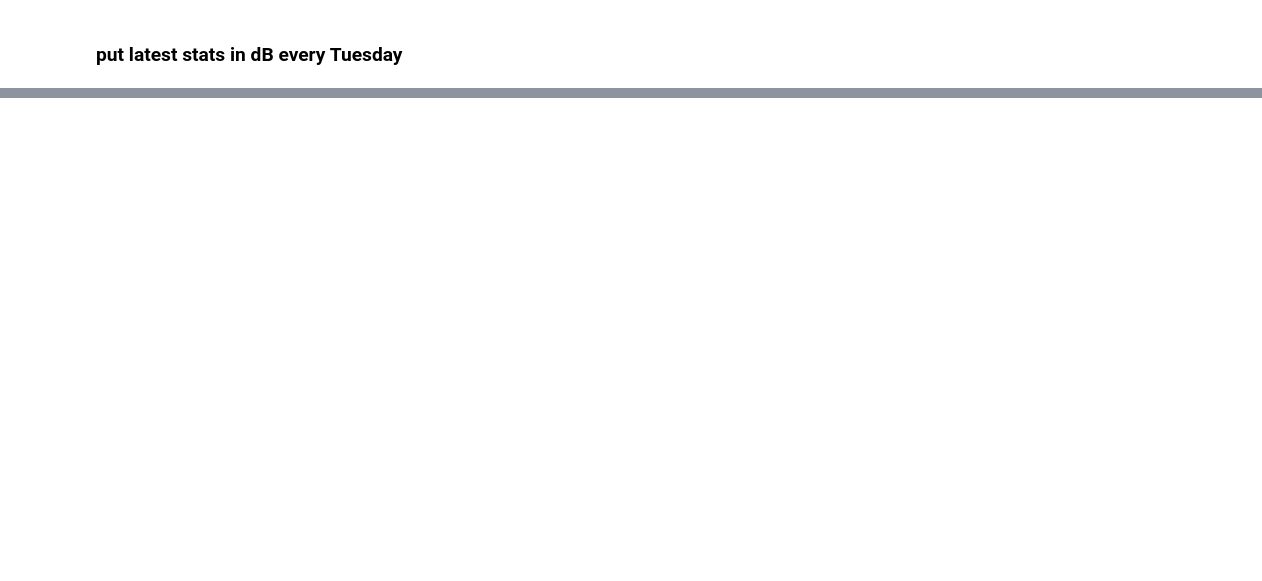
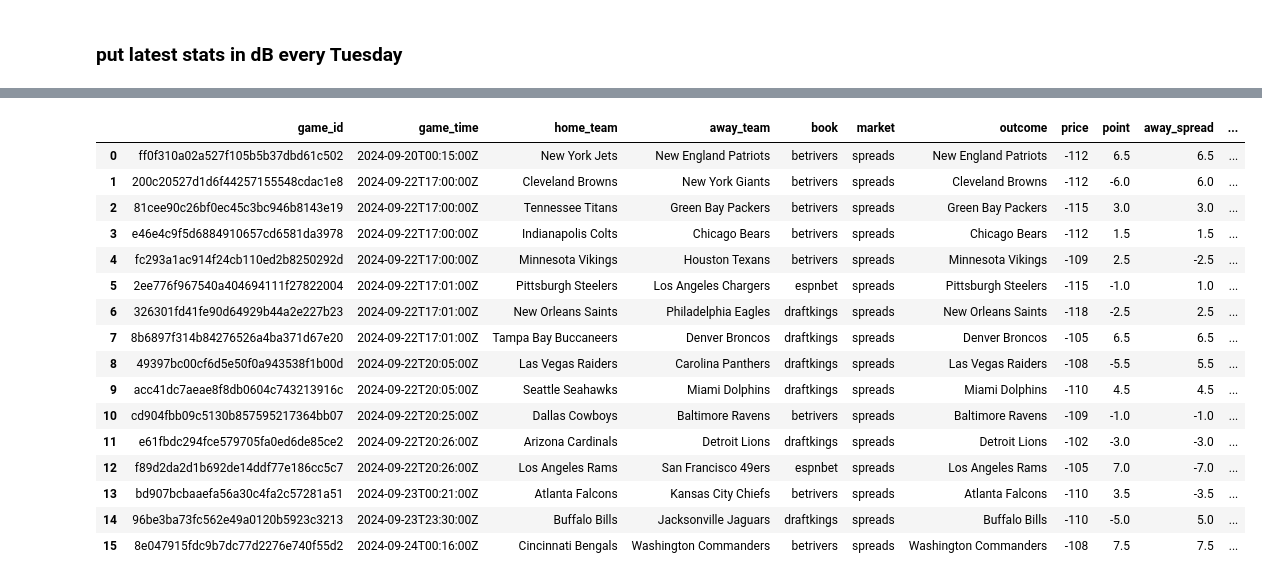
Before and after one commit to dan8239/nfl-data-engineering, a Jupyter notebook: src/inference/inference_notebook.ipynb, the cells around one changed output, grey strips where cells are left out. Saved outputs shown, nothing was run; the diff lists cells and outputs as text; code cells hidden in the pictures; blank space fills up the shorter version.

```diff
--- a/src/inference/inference_notebook.ipynb
+++ b/src/inference/inference_notebook.ipynb
@@ -120,0 +248,2 @@ odds_table
+# %%
+my_books = ['betrivers', 'draftkings', 'espnbet']
@@ -123,0 +386,29 @@ odds_table.to_excel(f"../output/predictions/{year}_week{week}_predictions_{stamp
+# %%
+best_bets_spreads = ev_table[ev_table["book"].isin(my_books)]
+best_bets_spreads = best_bets_spreads.sort_values(by=[
+    "market",
+    "game_time",
+    "game_id",
+    "expected_value"
+], ascending=[False, True, True, False]).loc[best_bets_spreads["market"] == "spreads"]
+# %%
+best_bets_spreads = best_bets_spreads.drop_duplicates(subset="game_id").reset_index(drop=True)
+best_bets_spreads
+# %% [output]
+|  | game_id | game_time | home_team | away_team | book | market | outcome | price | point | away_spread | ... |
+| 0 | ff0f310a02a527f105b5b37dbd61c502 | 2024-09-20T00:15:00Z | New York Jets | New England Patriots | betrivers | spreads | New England Patriots | -112 | 6.5 | 6.5 | ... |
+| 1 | 200c20527d1d6f44257155548cdac1e8 | 2024-09-22T17:00:00Z | Cleveland Browns | New York Giants | betrivers | spreads | Cleveland Browns | -112 | -6.0 | 6.0 | ... |
+| 2 | 81cee90c26bf0ec45c3bc946b8143e19 | 2024-09-22T17:00:00Z | Tennessee Titans | Green Bay Packers | betrivers | spreads | Green Bay Packers | -115 | 3.0 | 3.0 | ... |
+| 3 | e46e4c9f5d6884910657cd6581da3978 | 2024-09-22T17:00:00Z | Indianapolis Colts | Chicago Bears | betrivers | spreads | Chicago Bears | -112 | 1.5 | 1.5 | ... |
+| 4 | fc293a1ac914f24cb110ed2b8250292d | 2024-09-22T17:00:00Z | Minnesota Vikings | Houston Texans | betrivers | spreads | Minnesota Vikings | -109 | 2.5 | -2.5 | ... |
+| 5 | 2ee776f967540a404694111f27822004 | 2024-09-22T17:01:00Z | Pittsburgh Steelers | Los Angeles Chargers | espnbet | spreads | Pittsburgh Steelers | -115 | -1.0 | 1.0 | ... |
+| 6 | 326301fd41fe90d64929b44a2e227b23 | 2024-09-22T17:01:00Z | New Orleans Saints | Philadelphia Eagles | draftkings | spreads | New Orleans Saints | -118 | -2.5 | 2.5 | ... |
+| 7 | 8b6897f314b84276526a4ba371d67e20 | 2024-09-22T17:01:00Z | Tampa Bay Buccaneers | Denver Broncos | draftkings | spreads | Denver Broncos | -105 | 6.5 | 6.5 | ... |
+| 8 | 49397bc00cf6d5e50f0a943538f1b00d | 2024-09-22T20:05:00Z | Las Vegas Raiders | Carolina Panthers | draftkings | spreads | Las Vegas Raiders | -108 | -5.5 | 5.5 | ... |
+| 9 | acc41dc7aeae8f8db0604c743213916c | 2024-09-22T20:05:00Z | Seattle Seahawks | Miami Dolphins | draftkings | spreads | Miami Dolphins | -110 | 4.5 | 4.5 | ... |
+| 10 | cd904fbb09c5130b857595217364bb07 | 2024-09-22T20:25:00Z | Dallas Cowboys | Baltimore Ravens | betrivers | spreads | Baltimore Ravens | -109 | -1.0 | -1.0 | ... |
+| 11 | e61fbdc294fce579705fa0ed6de85ce2 | 2024-09-22T20:26:00Z | Arizona Cardinals | Detroit Lions | draftkings | spreads | Detroit Lions | -102 | -3.0 | -3.0 | ... |
+| 12 | f89d2da2d1b692de14ddf77e186cc5c7 | 2024-09-22T20:26:00Z | Los Angeles Rams | San Francisco 49ers | espnbet | spreads | Los Angeles Rams | -105 | 7.0 | -7.0 | ... |
+| 13 | bd907bcbaaefa56a30c4fa2c57281a51 | 2024-09-23T00:21:00Z | Atlanta Falcons | Kansas City Chiefs | betrivers | spreads | Atlanta Falcons | -110 | 3.5 | -3.5 | ... |
+| 14 | 96be3ba73fc562e49a0120b5923c3213 | 2024-09-23T23:30:00Z | Buffalo Bills | Jacksonville Jaguars | draftkings | spreads | Buffalo Bills | -110 | -5.0 | 5.0 | ... |
+| 15 | 8e047915fdc9b7dc77d2276e740f55d2 | 2024-09-24T00:16:00Z | Cincinnati Bengals | Washington Commanders | betrivers | spreads | Washington Commanders | -108 | 7.5 | 7.5 | ... |
```
Also changed, not shown: parts of 33 cells of this notebook, 17 other files.
